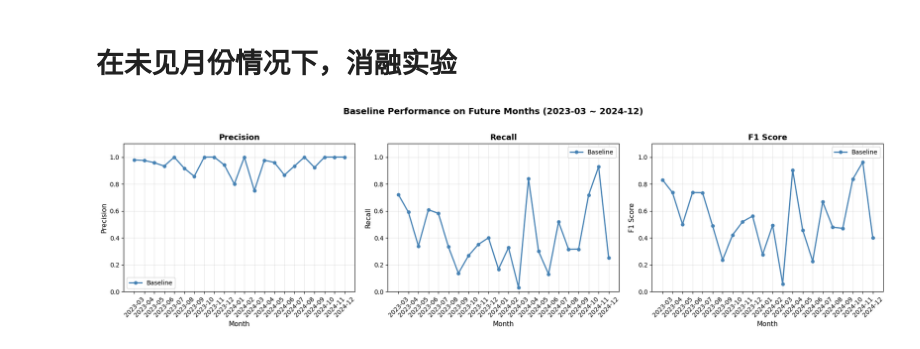
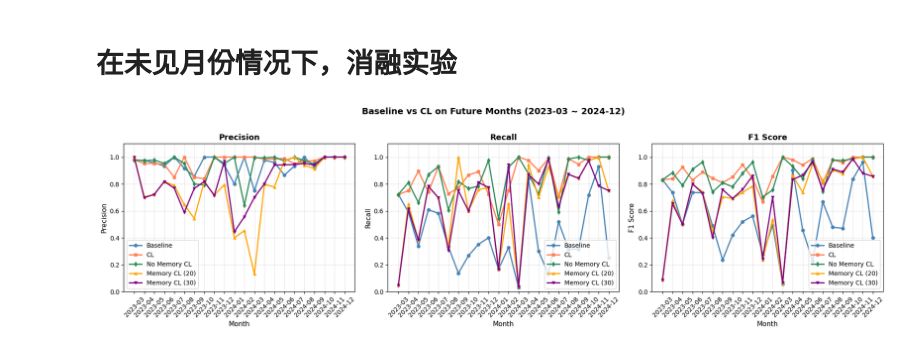
Before and after one commit to Kirin2003/GMLLM, a Jupyter notebook: GMLLM/plot_results_ablation.ipynb, the cells around one changed output. Saved outputs shown, nothing was run; the diff lists cells and outputs as text; code cells hidden in the pictures.

```diff
--- a/GMLLM/plot_results_ablation.ipynb
+++ b/GMLLM/plot_results_ablation.ipynb
@@ -9,11 +9,17 @@ import numpy as np
 with open('../results/test_than_train_future_test_results.json', 'r') as f:
     baseline_data = json.load(f)
 
-with open('../results/continual_learning_unk_test_than_train_future_month.json', 'r') as f:
+with open('../results/CL_unk_test_than_train_future_month.json', 'r') as f:
     cl_data = json.load(f)
 
-with open('../results/continual_learning_unk_no_memory_test_than_train_future_month.json', 'r') as f:
+with open('../results/CL_unk_no_memory_test_than_train_future_month.json', 'r') as f:
     no_mem_data = json.load(f)
+
+with open('../results/CL_unk_memory_20_test_than_train_future_month.json', 'r') as f:
+    mem_20_data = json.load(f)
+
+with open('../results/CL_unk_memory_30_test_than_train_future_month.json', 'r') as f:
+    mem_30_data = json.load(f)
 
 months = baseline_data['month']
 baseline_precision = baseline_data['precision']
@@ -25,42 +31,61 @@ no_mem_recall = no_mem_data['recall']
 baseline_f1 = baseline_data['f1']
 cl_f1 = cl_data['f1']
 no_mem_f1 = no_mem_data['f1']
+mem_20_precision = mem_20_data['precision']
+mem_20_recall = mem_20_data['recall']
+mem_20_f1 = mem_20_data['f1']
+mem_30_precision = mem_30_data['precision']
+mem_30_recall = mem_30_data['recall']
+mem_30_f1 = mem_30_data['f1']
 # %%
-# 只画不使用CL的算法的性能图
+# 绘制3个子图：Precision、Recall、F1
 fig, axes = plt.subplots(1, 3, figsize=(18, 5))
 
 # 子图1: Precision
 axes[0].plot(months, baseline_precision, 'o-', label='Baseline', color='steelblue', linewidth=2, markersize=5)
+axes[0].plot(months, cl_precision, 's-', label='CL', color='coral', linewidth=2, markersize=5)
+axes[0].plot(months, no_mem_precision, 'd-', label='No Memory CL', color='seagreen', linewidth=2, markersize=5)
+axes[0].plot(months, mem_20_precision, '^-', label='Memory CL (20)', color='orange', linewidth=2, markersize=5)
+axes[0].plot(months, mem_30_precision, 'v-', label='Memory CL (30)', color='purple', linewidth=2, markersize=5)
 axes[0].set_xlabel('Month', fontsize=11)
 axes[0].set_ylabel('Precision', fontsize=11)
 axes[0].set_title('Precision', fontsize=13, fontweight='bold')
 axes[0].legend()
 axes[0].set_ylim(0, 1.1)
 axes[0].grid(alpha=0.3)
 axes[0].tick_params(axis='x', rotation=45)
 
 # 子图2: Recall
 axes[1].plot(months, baseline_recall, 'o-', label='Baseline', color='steelblue', linewidth=2, markersize=5)
+axes[1].plot(months, cl_recall, 's-', label='CL', color='coral', linewidth=2, markersize=5)
+axes[1].plot(months, no_mem_recall, 'd-', label='No Memory CL', color='seagreen', linewidth=2, markersize=5)
+axes[1].plot(months, mem_20_recall, '^-', label='Memory CL (20)', color='orange', linewidth=2, markersize=5)
+axes[1].plot(months, mem_30_recall, 'v-', label='Memory CL (30)', color='purple', linewidth=2, markersize=5)
 axes[1].set_xlabel('Month', fontsize=11)
 axes[1].set_ylabel('Recall', fontsize=11)
 axes[1].set_title('Recall', fontsize=13, fontweight='bold')
 axes[1].legend()
 axes[1].set_ylim(0, 1.1)
 axes[1].grid(alpha=0.3)
 axes[1].tick_params(axis='x', rotation=45)
 
 # 子图3: F1
 axes[2].plot(months, baseline_f1, 'o-', label='Baseline', color='steelblue', linewidth=2, markersize=5)
+axes[2].plot(months, cl_f1, 's-', label='CL', color='coral', linewidth=2, markersize=5)
+axes[2].plot(months, no_mem_f1, 'd-', label='No Memory CL', color='seagreen', linewidth=2, markersize=5)
+axes[2].plot(months, mem_20_f1, '^-', label='Memory CL (20)', color='orange', linewidth=2, markersize=5)
+axes[2].plot(months, mem_30_f1, 'v-', label='Memory CL (30)', color='purple', linewidth=2, markersize=5)
+
 axes[2].set_xlabel('Month', fontsize=11)
 axes[2].set_ylabel('F1 Score', fontsize=11)
 axes[2].set_title('F1 Score', fontsize=13, fontweight='bold')
 axes[2].legend()
 axes[2].set_ylim(0, 1.1)
 axes[2].grid(alpha=0.3)
 axes[2].tick_params(axis='x', rotation=45)
 
-plt.suptitle('Baseline Performance on Future Months (2023-03 ~ 2024-12)', fontsize=14, fontweight='bold', y=1.02)
+plt.suptitle('Baseline vs CL on Future Months (2023-03 ~ 2024-12)', fontsize=14, fontweight='bold', y=1.02)
 plt.tight_layout()
 plt.show()
 # %% [output]
-[figure, old version]
+[figure, new version]
```
Also changed, not shown: parts of 2 cells of this notebook, 9 other files.
